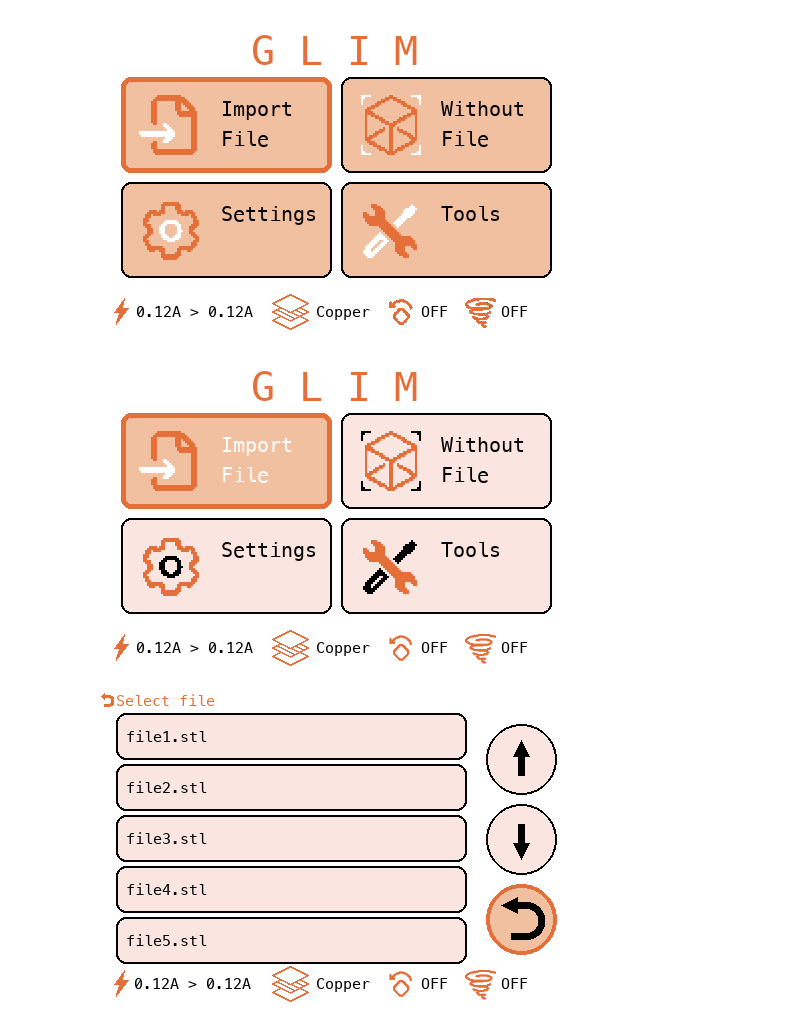
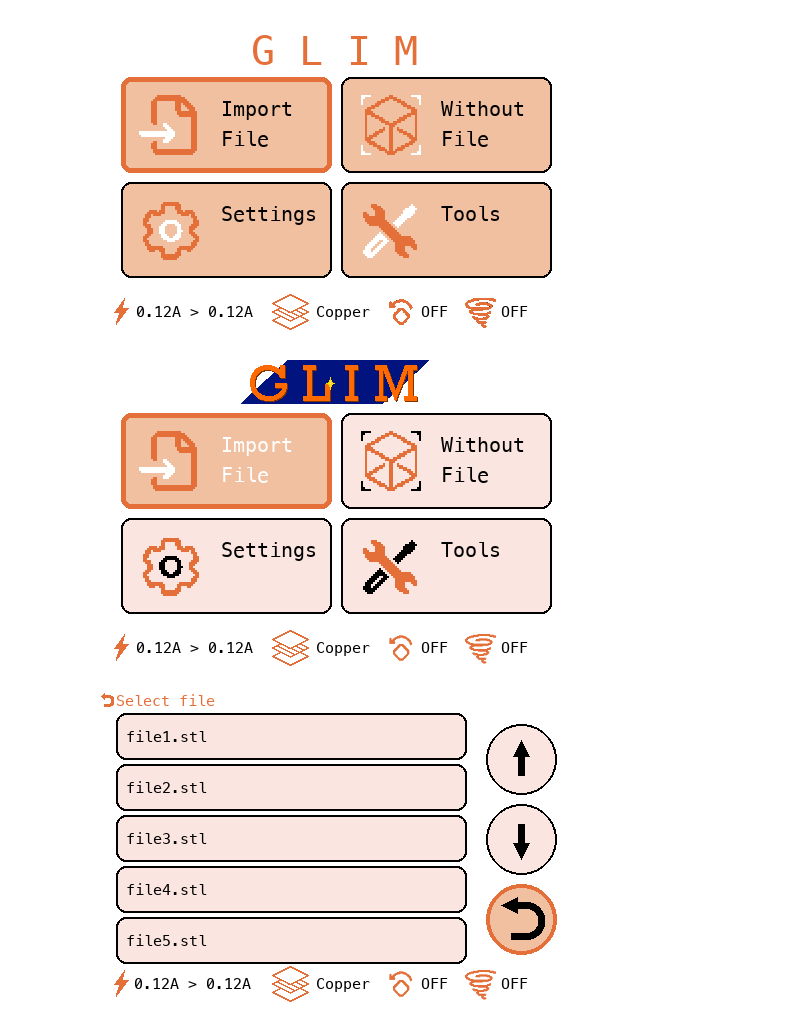
Before and after one commit to FunMetJoel/GLIM, a Jupyter notebook: machineUI.ipynb, the cells around one changed output. Drawn from its saved outputs; the diff is of its cells as text; code cells hidden in the pictures.

```diff
--- a/machineUI.ipynb
+++ b/machineUI.ipynb
@@ -277,6 +277,17 @@ def drawHomeScreen(draw:ImageDraw.Draw, menuPos):
 
     # Title block: Height 60, Text: G L I M, centered
     draw.text((155, 10), 'G L I M', fill=HighlightColor, font=titleFont)
+    logo = Image.open(f'icons/Logo.png')
+    # make icon transparent
+    logo = logo.convert('RGBA')
+    for i in range(logo.width):
+        for j in range(logo.height):
+            pixel = logo.getpixel((i, j))
+
+            if pixel[3] > 0:  # Check if the pixel is not transparent
+                draw.point((i, j), fill=(pixel[0], pixel[1], pixel[2]))
+
+
 
     # button block: Height 200, 2 x 2, Width 480
     # margin 10
@@ -351,34 +362,34 @@ def drawHomeScreen(draw:ImageDraw.Draw, menuPos):
     draw.text((40, 286), f'{0.1234:.2f}A > {0.1234:.2f}A', fill=TextColor, font=footerFont)
 
     icon = Image.open(f'icons/Material.png')
     icon = icon.resize((50, 50))
     icon = icon.convert('RGBA')
     draw.bitmap((170, 270), icon, fill=HighlightColor)
 
     draw.text((220, 286), 'Copper', fill=TextColor, font=footerFont)
 
     icon = Image.open(f'icons/RotateModel.png')
     icon = icon.resize((50, 50))
     icon = icon.convert('RGBA')
     draw.bitmap((280, 270), icon, fill=HighlightColor)
 
     draw.text((325, 286), 'OFF', fill=TextColor, font=footerFont)
 
 
     icon = Image.open(f'icons/RotateBean.png')
     icon = icon.resize((50, 50))
     icon = icon.convert('RGBA')
     draw.bitmap((360, 270), icon, fill=HighlightColor)
 
     draw.text((405, 286), 'OFF', fill=TextColor, font=footerFont)
 
 
 drawHomeScreen(draw, 0)
 
 # Display the image
 display(image)
 # %% [output]
-[figure, old version]
+[figure, new version]
 # %%
 from PIL import Image, ImageDraw, ImageFont, ImageFilter
 import PIL.ImageFont
```
Also changed, not shown: 3 other files.
